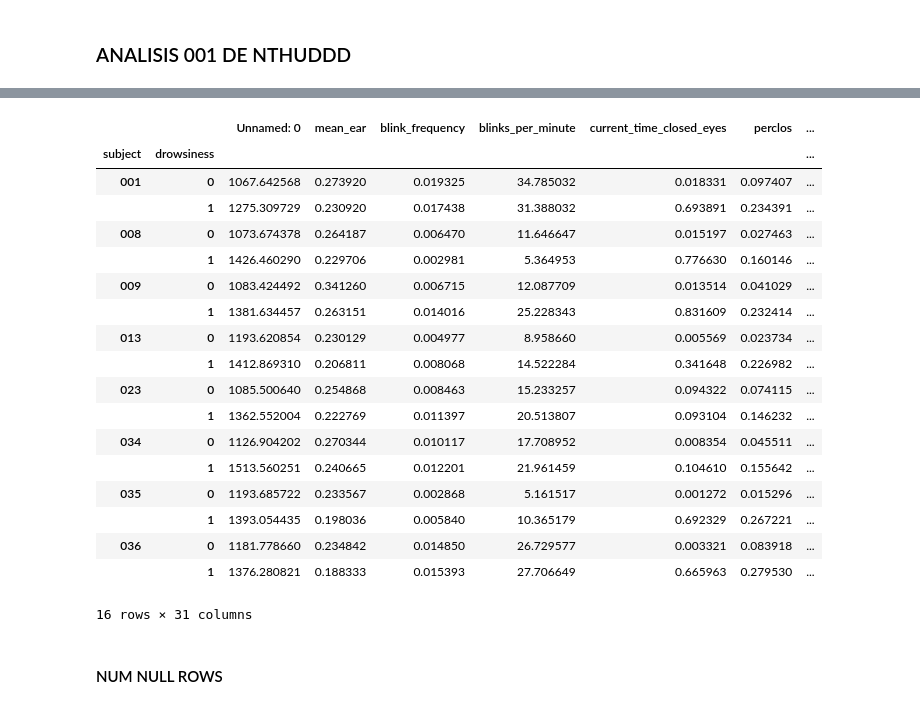
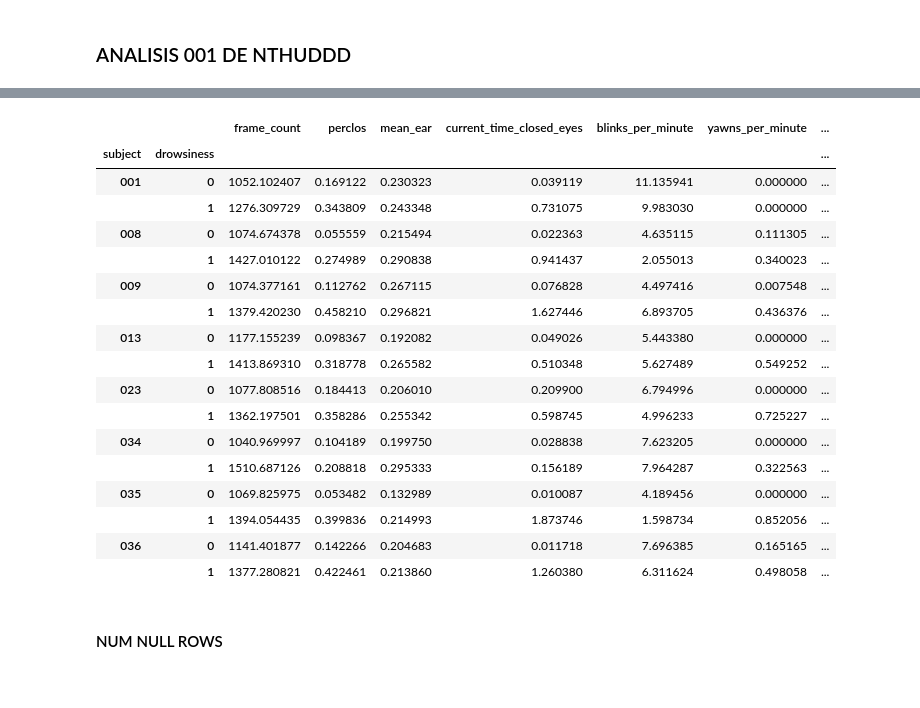
Before and after one commit to vidyc/Driver-Drowsiness-Detection-TFG, a Jupyter notebook: Analisis_modelos.ipynb, the cells around one changed output, grey strips where cells are left out. Cells and saved outputs as stored; diff of their text form; code cells hidden in the pictures.

Commit message:
Perform experiments on blink, yawn, headnod detection

```diff
--- a/Analisis_modelos.ipynb
+++ b/Analisis_modelos.ipynb
@@ -139,19 +0,0 @@ NEXT: 54_0
-# %%
-path = "UTA_dataset_pupil/"
-exclude_list = ["big_df", "01_0", "01_10", "02_0", "02_10"]
-df_list = []
-for filename in os.listdir(path):
-    file = os.path.join(path, filename)
-
-    if filename[-4:].lower() == ".csv" and filename[:-4] not in exclude_list:
-        df = pd.read_csv(file)
-        if "fps" in df.columns:
-            fps = df["fps"].values[0]
-        else:
-            fps = 30
-        first_frames = fps*60
-        df = df.iloc[first_frames:, :]
-        df_list.append(df)
-
-big_df = pd.concat(df_list)
-big_df.head(1000)
@@ -446,10 +1,15 @@ shap.summary_plot(shap_values, features=x_test, feature_names=x_test.columns)
 # %% [markdown]
 ### ANALISIS 001 DE NTHUDDD
 # %%
+import numpy as np
+import os
 import pandas as pd
 import sklearn as sk
 from sklearn.neighbors import KNeighborsClassifier
+from sklearn.linear_model import LogisticRegression
 from sklearn.model_selection import train_test_split
+from sklearn.metrics import ConfusionMatrixDisplay, RocCurveDisplay, PrecisionRecallDisplay
+from sklearn.preprocessing import StandardScaler, MinMaxScaler
 from sklearn import svm
 import lightgbm as lgb
 from joblib import load, dump
@@ -458,18 +18,20 @@ from itertools import chain, combinations
 
 metricas_analisis = [
     "frame_count", "perclos", "mean_ear", "current_time_closed_eyes", "blinks_per_minute",
-    "yawns_per_minute", "head_nods_per_minute", "mean_blink_time", "drowsiness"
+    "yawns_per_minute", "head_nods_per_minute", "mean_blink_time", "head_nod", "yawn", "open_eyes", "drowsiness",
+    "ear", "pitch", "yaw", "mar"
 ]
-train_path = "NTHUDDD_dataset/train/"
-test_path = "NTHUDDD_dataset/test/"
+source_folder = "NTHUDDD_dataset2_step2_600/"
+train_path = f"{source_folder}train/"
+test_path = f"{source_folder}test/"
 label = "drowsiness"
 train_df_list = []
 test_df_list = []
 for filename in os.listdir(train_path):
     if "night" not in filename:
         file = os.path.join(train_path, filename)
-        if os.path.isfile(file) and filename[-4:] == ".csv":
-            df = pd.read_csv(file)
+        if os.path.isfile(file) and filename[-4:] == ".csv" and filename != "big_df.csv":
+            df = pd.read_csv(file)[metricas_analisis]
 
             file_data = filename.split("_")
             df["subject"] = filename[:3]
@@ -481,7 +43,7 @@ for filename in os.listdir(train_path):
 for filename in os.listdir(test_path):
     if "night" not in filename:
         file = os.path.join(test_path, filename)
-        if os.path.isfile(file) and filename[-4:] == ".csv":
+        if os.path.isfile(file) and filename[-4:] == ".csv" and filename != "big_df.csv":
             df = pd.read_csv(file)[metricas_analisis]
 
             file_data = filename.split("_")
@@ -490,7 +52,6 @@ for filename in os.listdir(test_path):
             df["state"] = file_data[2][:-4]
             df["id"] = df['subject'] + df['scenario'] + df['state']
             test_df_list.append(df)
-
 train_big_df = pd.concat(train_df_list)
 test_big_df = pd.concat(test_df_list)
 # big_df = big_df.drop("Unnamed: 0.1", axis=1)
@@ -508,34 +64,35 @@ train_big_df.to_csv("NTHUDDD_dataset/big_df.csv")
 # %%
 filtered_train_big_df = train_big_df.copy()
 filtered_test_big_df = test_big_df.copy()
+# filtered_train_big_df = filtered_train_big_df[filtered_train_big_df["frame_count"] > 200]
 filtered_train_big_df = filtered_train_big_df[filtered_train_big_df["scenario"] == "noglasses"]
 filtered_train_big_df = filtered_train_big_df[filtered_train_big_df["subject"].isin(["001", "008", "009", "013", "023", "034", "035", "036"]) ]
 # filtered_big_df = filtered_big_df[filtered_big_df["subject"].isin(["011"]) ]
 
+# filtered_test_big_df = filtered_test_big_df[filtered_test_big_df["frame_count"] > 200]
 filtered_test_big_df = filtered_test_big_df[filtered_test_big_df["scenario"] == "noglasses"]
-filtered_test_big_df = filtered_test_big_df[filtered_test_big_df["subject"].isin(["011", "016"])]
-# filtered_test_big_df = filtered_test_big_df[filtered_test_big_df["subject"].isin(["003", "010", "011", "014", "016", "017", "018"])]
+# filtered_test_big_df = filtered_test_big_df[filtered_test_big_df["subject"].isin(["011", "016", "021"])]
+# filtered_test_big_df = filtered_test_big_df[filtered_test_big_df["subject"].isin(["003", "010", "011", "014", "016", "017", "018", "019", "021", "025", "027", "028", "029", "037"])]
 filtered_train_big_df.groupby(["subject", label]).mean()
 # %% [output]
-|  |  | Unnamed: 0 | mean_ear | blink_frequency | blinks_per_minute | current_time_closed_eyes | perclos | ... |
+|  |  | frame_count | perclos | mean_ear | current_time_closed_eyes | blinks_per_minute | yawns_per_minute | ... |
 | subject | drowsiness |  |  |  |  |  |  | ... |
-| 001 | 0 | 1067.642568 | 0.273920 | 0.019325 | 34.785032 | 0.018331 | 0.097407 | ... |
-|  | 1 | 1275.309729 | 0.230920 | 0.017438 | 31.388032 | 0.693891 | 0.234391 | ... |
-| 008 | 0 | 1073.674378 | 0.264187 | 0.006470 | 11.646647 | 0.015197 | 0.027463 | ... |
-|  | 1 | 1426.460290 | 0.229706 | 0.002981 | 5.364953 | 0.776630 | 0.160146 | ... |
-| 009 | 0 | 1083.424492 | 0.341260 | 0.006715 | 12.087709 | 0.013514 | 0.041029 | ... |
-|  | 1 | 1381.634457 | 0.263151 | 0.014016 | 25.228343 | 0.831609 | 0.232414 | ... |
-| 013 | 0 | 1193.620854 | 0.230129 | 0.004977 | 8.958660 | 0.005569 | 0.023734 | ... |
-|  | 1 | 1412.869310 | 0.206811 | 0.008068 | 14.522284 | 0.341648 | 0.226982 | ... |
-| 023 | 0 | 1085.500640 | 0.254868 | 0.008463 | 15.233257 | 0.094322 | 0.074115 | ... |
-|  | 1 | 1362.552004 | 0.222769 | 0.011397 | 20.513807 | 0.093104 | 0.146232 | ... |
-| 034 | 0 | 1126.904202 | 0.270344 | 0.010117 | 17.708952 | 0.008354 | 0.045511 | ... |
-|  | 1 | 1513.560251 | 0.240665 | 0.012201 | 21.961459 | 0.104610 | 0.155642 | ... |
-| 035 | 0 | 1193.685722 | 0.233567 | 0.002868 | 5.161517 | 0.001272 | 0.015296 | ... |
-|  | 1 | 1393.054435 | 0.198036 | 0.005840 | 10.365179 | 0.692329 | 0.267221 | ... |
-| 036 | 0 | 1181.778660 | 0.234842 | 0.014850 | 26.729577 | 0.003321 | 0.083918 | ... |
-|  | 1 | 1376.280821 | 0.188333 | 0.015393 | 27.706649 | 0.665963 | 0.279530 | ... |
+| 001 | 0 | 1052.102407 | 0.169122 | 0.230323 | 0.039119 | 11.135941 | 0.000000 | ... |
+|  | 1 | 1276.309729 | 0.343809 | 0.243348 | 0.731075 | 9.983030 | 0.000000 | ... |
+| 008 | 0 | 1074.674378 | 0.055559 | 0.215494 | 0.022363 | 4.635115 | 0.111305 | ... |
+|  | 1 | 1427.010122 | 0.274989 | 0.290838 | 0.941437 | 2.055013 | 0.340023 | ... |
+| 009 | 0 | 1074.377161 | 0.112762 | 0.267115 | 0.076828 | 4.497416 | 0.007548 | ... |
+|  | 1 | 1379.420230 | 0.458210 | 0.296821 | 1.627446 | 6.893705 | 0.436376 | ... |
+| 013 | 0 | 1177.155239 | 0.098367 | 0.192082 | 0.049026 | 5.443380 | 0.000000 | ... |
+|  | 1 | 1413.869310 | 0.318778 | 0.265582 | 0.510348 | 5.627489 | 0.549252 | ... |
+| 023 | 0 | 1077.808516 | 0.184413 | 0.206010 | 0.209900 | 6.794996 | 0.000000 | ... |
+|  | 1 | 1362.197501 | 0.358286 | 0.255342 | 0.598745 | 4.996233 | 0.725227 | ... |
+| 034 | 0 | 1040.969997 | 0.104189 | 0.199750 | 0.028838 | 7.623205 | 0.000000 | ... |
+|  | 1 | 1510.687126 | 0.208818 | 0.295333 | 0.156189 | 7.964287 | 0.322563 | ... |
+| 035 | 0 | 1069.825975 | 0.053482 | 0.132989 | 0.010087 | 4.189456 | 0.000000 | ... |
+|  | 1 | 1394.054435 | 0.399836 | 0.214993 | 1.873746 | 1.598734 | 0.852056 | ... |
+| 036 | 0 | 1141.401877 | 0.142266 | 0.204683 | 0.011718 | 7.696385 | 0.165165 | ... |
+|  | 1 | 1377.280821 | 0.422461 | 0.213860 | 1.260380 | 6.311624 | 0.498058 | ... |
-16 rows × 31 columns
 # %% [markdown]
 #### NUM NULL ROWS
 # %%
```
Also changed, not shown: parts of 51 cells of this notebook, 8 other files.
